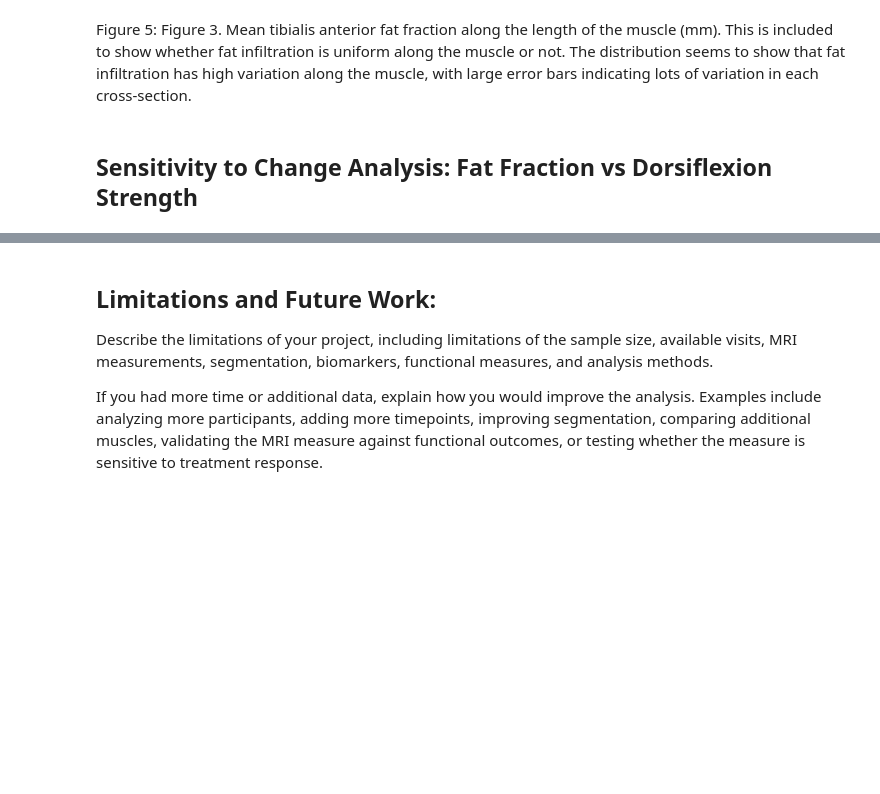
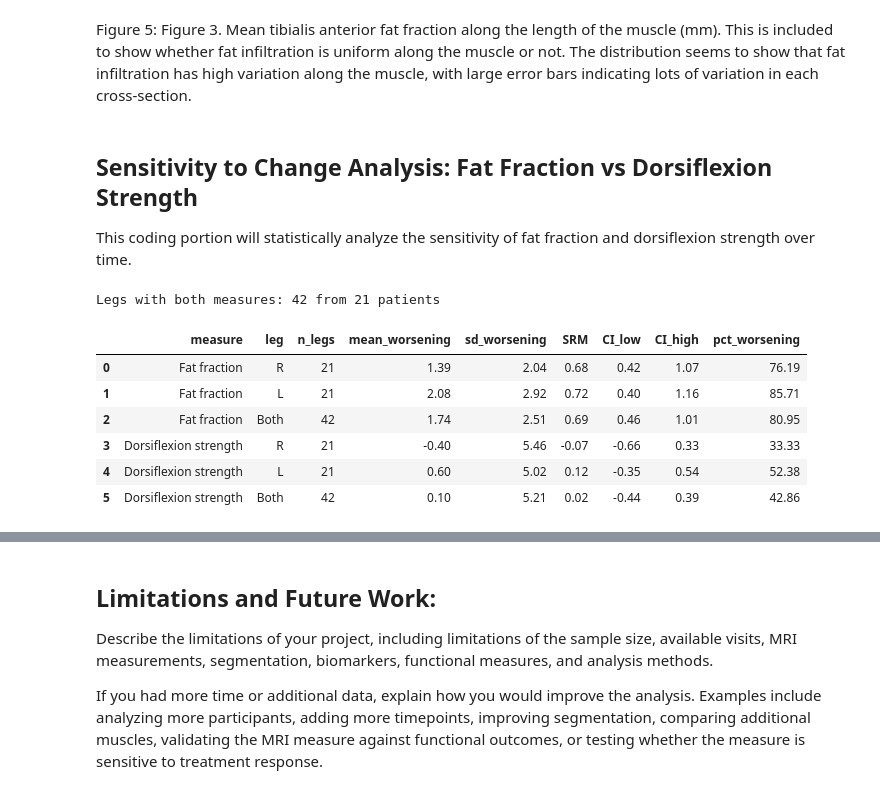
Before and after one commit to MalcolmEp/BME2315_Module2, a Jupyter notebook: FSHD_Module2_Project_Malcolm_Isaac.ipynb, the cells around one changed output, grey strips where cells are left out. Drawn from its saved outputs; the diff is of its cells as text; code cells hidden in the pictures; blank space fills up the shorter version.

```diff
--- a/FSHD_Module2_Project_Malcolm_Isaac.ipynb
+++ b/FSHD_Module2_Project_Malcolm_Isaac.ipynb
@@ -498,3 +468,5 @@ plt.show()
 Figure 5: Figure 3. Mean tibialis anterior fat fraction along the length of the muscle (mm). This is included to show whether fat infiltration is uniform along the muscle or not. The distribution seems to show that fat infiltration has high variation along the muscle, with large error bars indicating lots of variation in each cross-section.
 # %% [markdown]
 ## Sensitivity to Change Analysis: Fat Fraction vs Dorsiflexion Strength
+
+This coding portion will statistically analyze the sensitivity of fat fraction and dorsiflexion strength over time.
@@ -500,0 +482,55 @@ Figure 5: Figure 3. Mean tibialis anterior fat fraction along the length of the
+# %%
+# Second, only legs with data values for both measures are kept so measures are always compared on the same people
+
+matched = analysis_df.dropna(subset=["ff_worsening", "dorsi_worsening"])
+print(f"Legs with both measures: {len(matched)} from {matched['subject_id'].nunique()} patients")
+# %% [output]
+Legs with both measures: 42 from 21 patients
+# %%
+# Define standardized response mean, percent of patients worsening, and bootstrap at 95% confidence. (Bootstrapping is a way to find out how much a result could change by complete chance)
+
+def srm(changes): # SRM = mean change / standard deviation of change
+    return np.mean(changes) / np.std(changes, ddof=1)
+
+def pct_worsening(changes): # Percent of legs that got worse (when worsening is > 0)
+    return 100 * np.mean(changes > 0)
+
+def bootstrap_srm_ci(data, column, n_boot=5000, seed=2315): # 95% confidence interval for SRM by resampling patients with replacement
+    rng = np.random.default_rng(seed)
+    subjects = data["subject_id"].unique() # store each patient's values so both legs of one person stay together
+    values_by_subject = {s: data.loc[data["subject_id"] == s, column].values for s in subjects}
+    boot_srms = []
+    for i in range(n_boot):
+        picked = rng.choice(subjects, size=len(subjects), replace=True)
+        sample = np.concatenate([values_by_subject[s] for s in picked])
+        boot_srms.append(srm(sample))
+    return np.percentile(boot_srms, [2.5, 97.5])
+
+summary_rows = []
+for measure, column in [("Fat fraction", "ff_worsening"),
+                        ("Dorsiflexion strength", "dorsi_worsening")]:
+    for leg in ["R", "L", "Both"]:
+        if leg == "Both":
+            data = matched
+        else:
+            data = matched[matched["side"] == leg]
+        ci_low, ci_high = bootstrap_srm_ci(data, column)
+        summary_rows.append({
+            "measure": measure, "leg": leg, "n_legs": len(data), # Creating the chart with row titles and data points
+            "mean_worsening": data[column].mean(),
+            "sd_worsening": data[column].std(),
+            "SRM": srm(data[column]),
+            "CI_low": ci_low, "CI_high": ci_high,
+            "pct_worsening": pct_worsening(data[column]),
+        })
+
+summary_df = pd.DataFrame(summary_rows)
+summary_df.round(2)
+# %% [output]
+|  | measure | leg | n_legs | mean_worsening | sd_worsening | SRM | CI_low | CI_high | pct_worsening |
+| 0 | Fat fraction | R | 21 | 1.39 | 2.04 | 0.68 | 0.42 | 1.07 | 76.19 |
+| 1 | Fat fraction | L | 21 | 2.08 | 2.92 | 0.72 | 0.40 | 1.16 | 85.71 |
+| 2 | Fat fraction | Both | 42 | 1.74 | 2.51 | 0.69 | 0.46 | 1.01 | 80.95 |
+| 3 | Dorsiflexion strength | R | 21 | -0.40 | 5.46 | -0.07 | -0.66 | 0.33 | 33.33 |
+| 4 | Dorsiflexion strength | L | 21 | 0.60 | 5.02 | 0.12 | -0.35 | 0.54 | 52.38 |
+| 5 | Dorsiflexion strength | Both | 42 | 0.10 | 5.21 | 0.02 | -0.44 | 0.39 | 42.86 |
```
Also changed, not shown: parts of 10 cells of this notebook.
